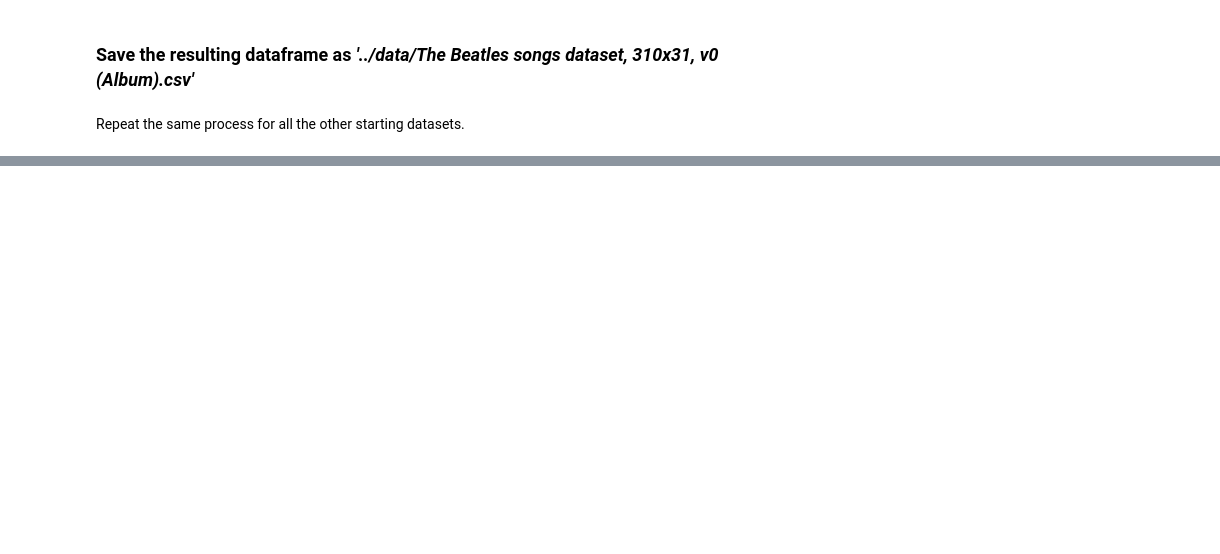
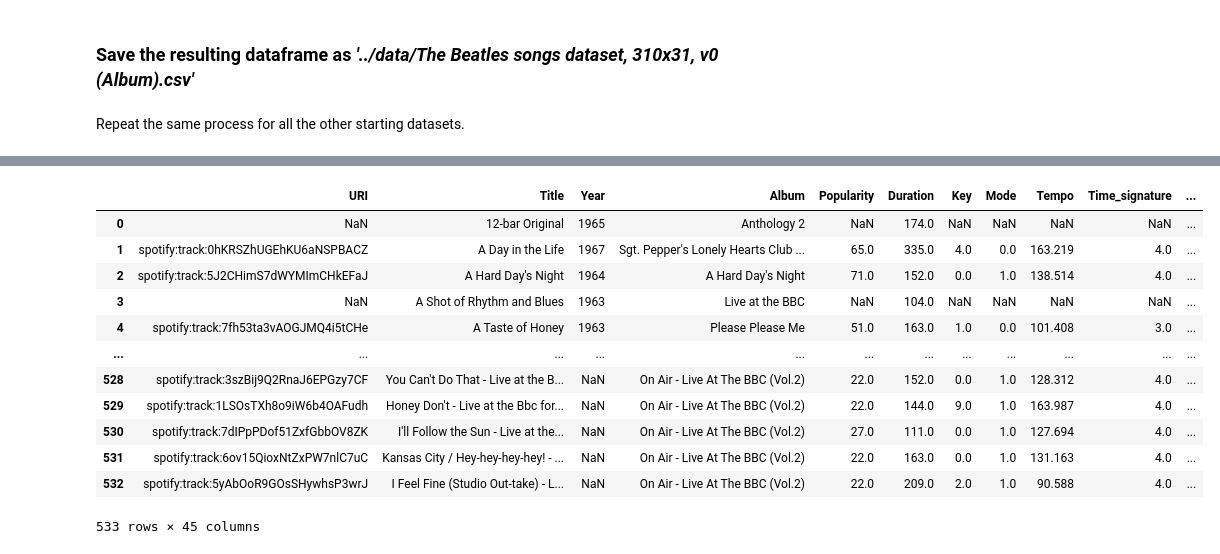
Before and after one commit to devedzic/spotipy-getting-started, a Jupyter notebook: notebooks/crafting_The_Beatles_songs_dataset.ipynb, the cells around one changed output, grey strips where cells are left out. Cells and saved outputs as stored; diff of their text form; code cells hidden in the pictures; blank space fills up the shorter version.

```diff
--- a/notebooks/crafting_The_Beatles_songs_dataset.ipynb
+++ b/notebooks/crafting_The_Beatles_songs_dataset.ipynb
@@ -253,0 +326,27 @@ Compile all tracks that do not appear on official albums and were not released a
+# %%
+def titlecase(title: str) -> str:
+    from string import capwords
+    to_lowercase_map = {'A': 'a',                                       # do not capitalize 'small words'
+                        'An': 'an',
+                        'The': 'the',
+                        'Of': 'of',
+                        'And': 'and',
+                        'In': 'in',
+                        'To': 'to',
+                        'At': 'at',
+                        'For': 'for',
+                        'On': 'on',
+                        'With': 'with',
+                        }
+
+    t = title.replace('/', ' / ')                                       # some titles have alternatives, delimited by '/' in the title string
+    t = capwords(t)                                                     # fixes the problem with apostrophes
+
+    words = t.split()                                                   # split the title string in words
+    for i in range(1, len(words)):
+        if words[i] in to_lowercase_map.keys():                         # take care of keeping 'small words' all lowercase
+            words[i] = to_lowercase_map[words[i]]
+        if words[i].startswith('('):                                    # take care of parenthesized title extensions, e.g. Money (That's What I Want)
+            words[i] = '(' + words[i].split('(')[1].capitalize()
+    t = ' '.join(words)
+    return t
@@ -253,0 +510,8 @@ Compile all tracks that do not appear on official albums and were not released a
+# %%
+songs = pd.read_csv('../data/The Beatles outer 310 x 45, 1.csv')
+rarities = pd.read_csv('../data/The Beatles rarities, Spotify 1.csv')
+# columns = audio_features.columns
+display(songs.shape)
+display(rarities.shape)
+columns = rarities.columns.to_list()
+columns
@@ -253,0 +541,3 @@ Compile all tracks that do not appear on official albums and were not released a
+# %%
+rarities['Title'] = pd.Series([titlecase(t) for t in rarities.Title.to_list()])
+display(rarities.Title)
@@ -253,0 +560,3 @@ Compile all tracks that do not appear on official albums and were not released a
+# %%
+columns = rarities.columns.to_list()
+columns
@@ -253,0 +581,18 @@ Compile all tracks that do not appear on official albums and were not released a
+# %%
+# outer = pd.merge(songs, rarities, left_on='Title', right_on='Title', how='outer', suffixes=('_songs','_rarities'))
+outer = pd.merge(songs, rarities, on=columns, how='outer', suffixes=('_songs','_rarities'))
+outer
+# %% [output]
+|  | URI | Title | Year | Album | Popularity | Duration | Key | Mode | Tempo | Time_signature | ... |
+| 0 | NaN | 12-bar Original | 1965 | Anthology 2 | NaN | 174.0 | NaN | NaN | NaN | NaN | ... |
+| 1 | spotify:track:0hKRSZhUGEhKU6aNSPBACZ | A Day in the Life | 1967 | Sgt. Pepper's Lonely Hearts Club ... | 65.0 | 335.0 | 4.0 | 0.0 | 163.219 | 4.0 | ... |
+| 2 | spotify:track:5J2CHimS7dWYMImCHkEFaJ | A Hard Day's Night | 1964 | A Hard Day's Night | 71.0 | 152.0 | 0.0 | 1.0 | 138.514 | 4.0 | ... |
+| 3 | NaN | A Shot of Rhythm and Blues | 1963 | Live at the BBC | NaN | 104.0 | NaN | NaN | NaN | NaN | ... |
+| 4 | spotify:track:7fh53ta3vAOGJMQ4i5tCHe | A Taste of Honey | 1963 | Please Please Me | 51.0 | 163.0 | 1.0 | 0.0 | 101.408 | 3.0 | ... |
+| ... | ... | ... | ... | ... | ... | ... | ... | ... | ... | ... | ... |
+| 528 | spotify:track:3szBij9Q2RnaJ6EPGzy7CF | You Can't Do That - Live at the B... | NaN | On Air - Live At The BBC (Vol.2) | 22.0 | 152.0 | 0.0 | 1.0 | 128.312 | 4.0 | ... |
+| 529 | spotify:track:1LSOsTXh8o9iW6b4OAFudh | Honey Don't - Live at the Bbc for... | NaN | On Air - Live At The BBC (Vol.2) | 22.0 | 144.0 | 9.0 | 1.0 | 163.987 | 4.0 | ... |
+| 530 | spotify:track:7dIPpPDof51ZxfGbbOV8ZK | I'll Follow the Sun - Live at the... | NaN | On Air - Live At The BBC (Vol.2) | 27.0 | 111.0 | 0.0 | 1.0 | 127.694 | 4.0 | ... |
+| 531 | spotify:track:6ov15QioxNtZxPW7nlC7uC | Kansas City / Hey-hey-hey-hey! - ... | NaN | On Air - Live At The BBC (Vol.2) | 22.0 | 163.0 | 0.0 | 1.0 | 131.163 | 4.0 | ... |
+| 532 | spotify:track:5yAbOoR9GOsSHywhsP3wrJ | I Feel Fine (Studio Out-take) - L... | NaN | On Air - Live At The BBC (Vol.2) | 22.0 | 209.0 | 2.0 | 1.0 | 90.588 | 4.0 | ... |
+533 rows × 45 columns
```
Also changed, not shown: parts of 44 cells of this notebook, 2 other files.
